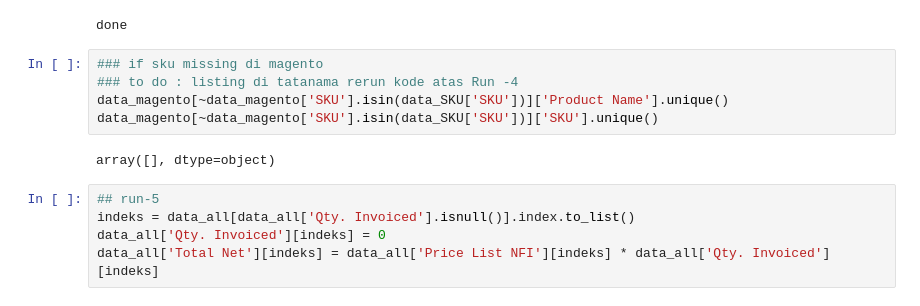
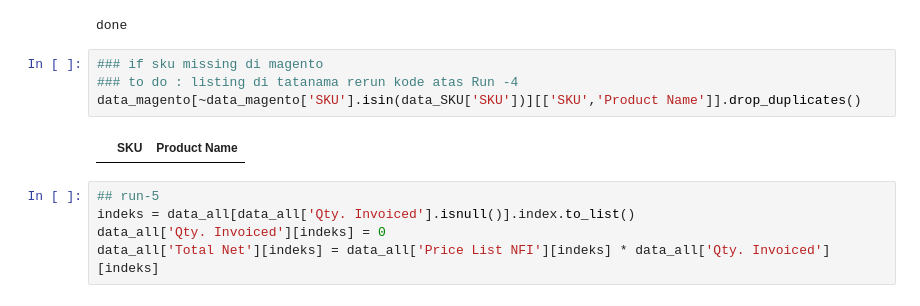
Before and after one commit to nutrimartid/masterdata, a Jupyter notebook: Update 7- Clean.ipynb, the cells around one changed output. Cells and saved outputs as stored; diff of their text form.

```diff
--- a/Update 7- Clean.ipynb
+++ b/Update 7- Clean.ipynb
@@ -2184,10 +2194,9 @@ done
 # %%
 ### if sku missing di magento
 ### to do : listing di tatanama rerun kode atas Run -4
-data_magento[~data_magento['SKU'].isin(data_SKU['SKU'])]['Product Name'].unique()
-data_magento[~data_magento['SKU'].isin(data_SKU['SKU'])]['SKU'].unique()
+data_magento[~data_magento['SKU'].isin(data_SKU['SKU'])][['SKU','Product Name']].drop_duplicates()
 # %% [output]
-array([], dtype=object)
+|  | SKU | Product Name |
 # %%
 ## run-5
 indeks = data_all[data_all['Qty. Invoiced'].isnull()].index.to_list()
```
Also changed, not shown: parts of 22 cells of this notebook.
